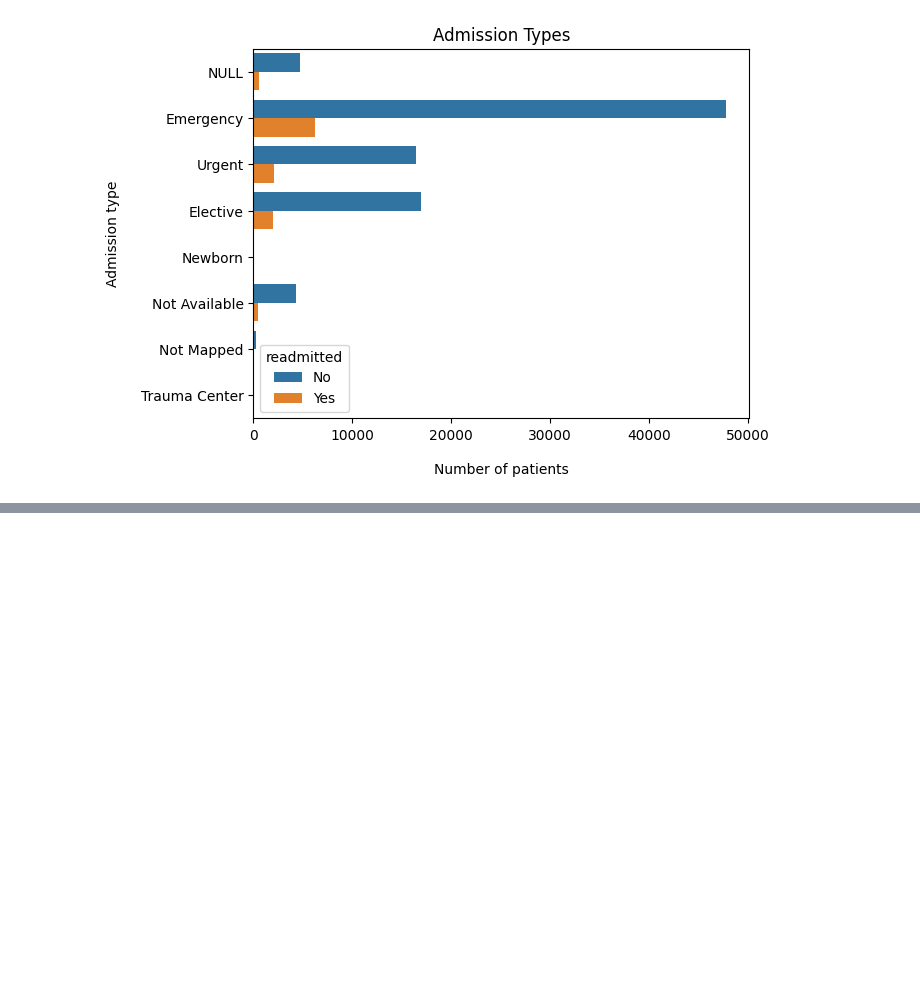
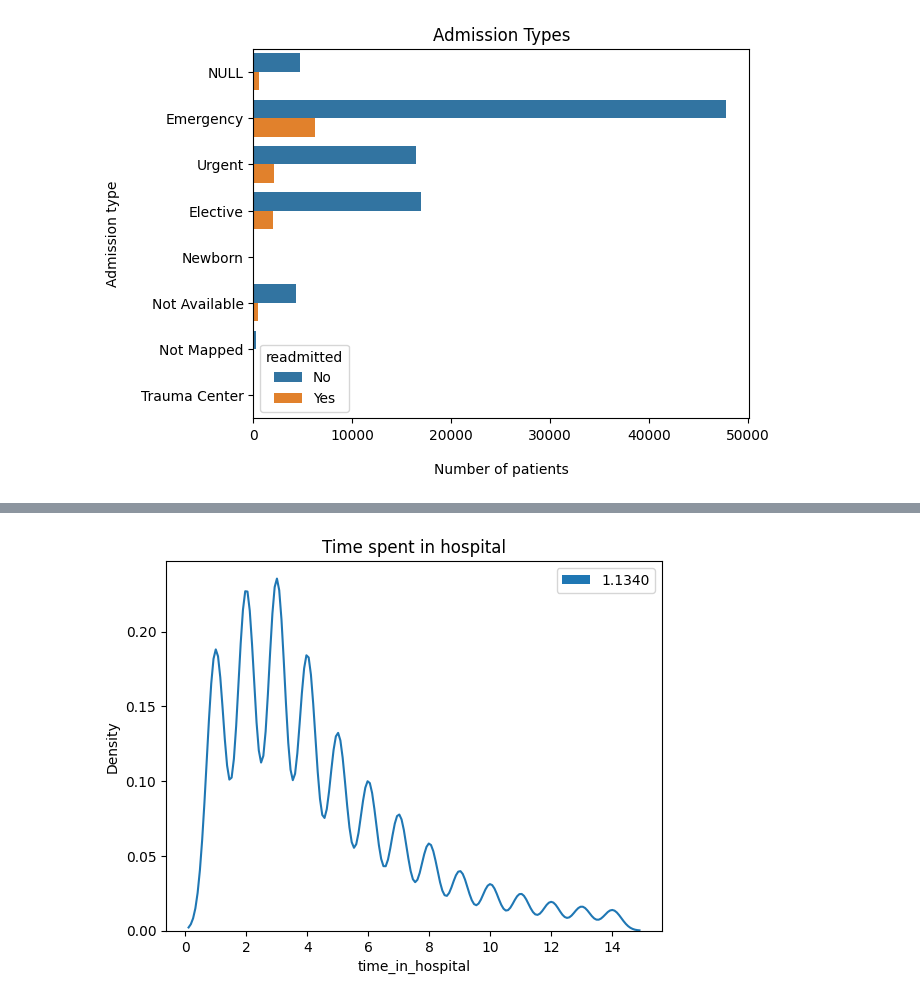
Before and after one commit to esraa-el-tohamii/Health-Care-Project, a Jupyter notebook: EDA.ipynb, the cells around one changed output, grey strips where cells are left out. Cells and saved outputs as stored; diff of their text form; code cells hidden in the pictures; blank space fills up the shorter version.

```diff
--- a/EDA.ipynb
+++ b/EDA.ipynb
@@ -303,0 +376,9 @@ plt.show()
+# %%
+sns.kdeplot(df['time_in_hospital'])
+skewness_time = f"{df['time_in_hospital'].skew():0.4f}"
+kde_patch = mpatches.Patch(label=skewness_time)
+plt.title("Time spent in hospital")
+plt.legend(handles=[kde_patch])
+plt.show()
+# %% [output]
+[figure, added]
```
Also changed, not shown: parts of 66 cells of this notebook.
